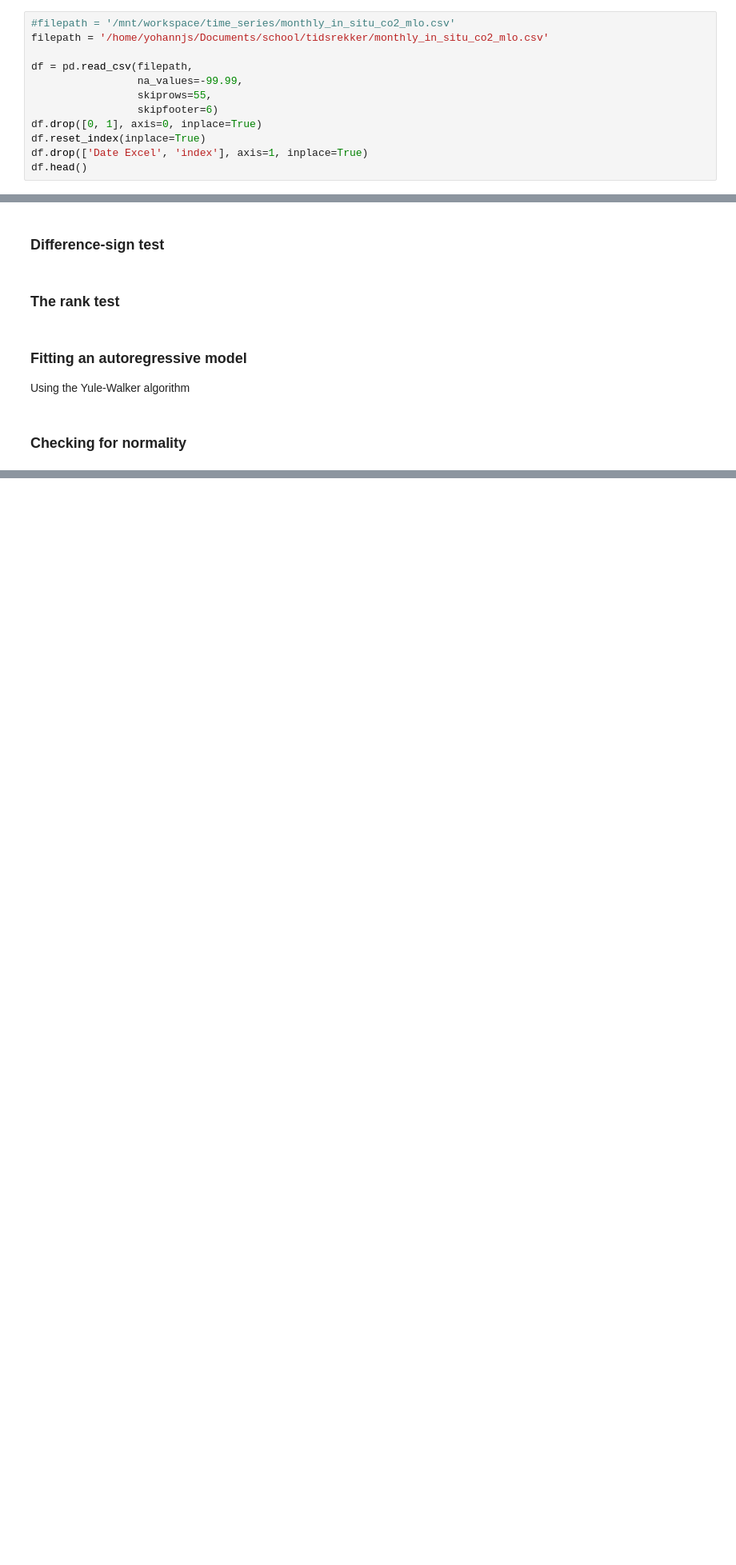
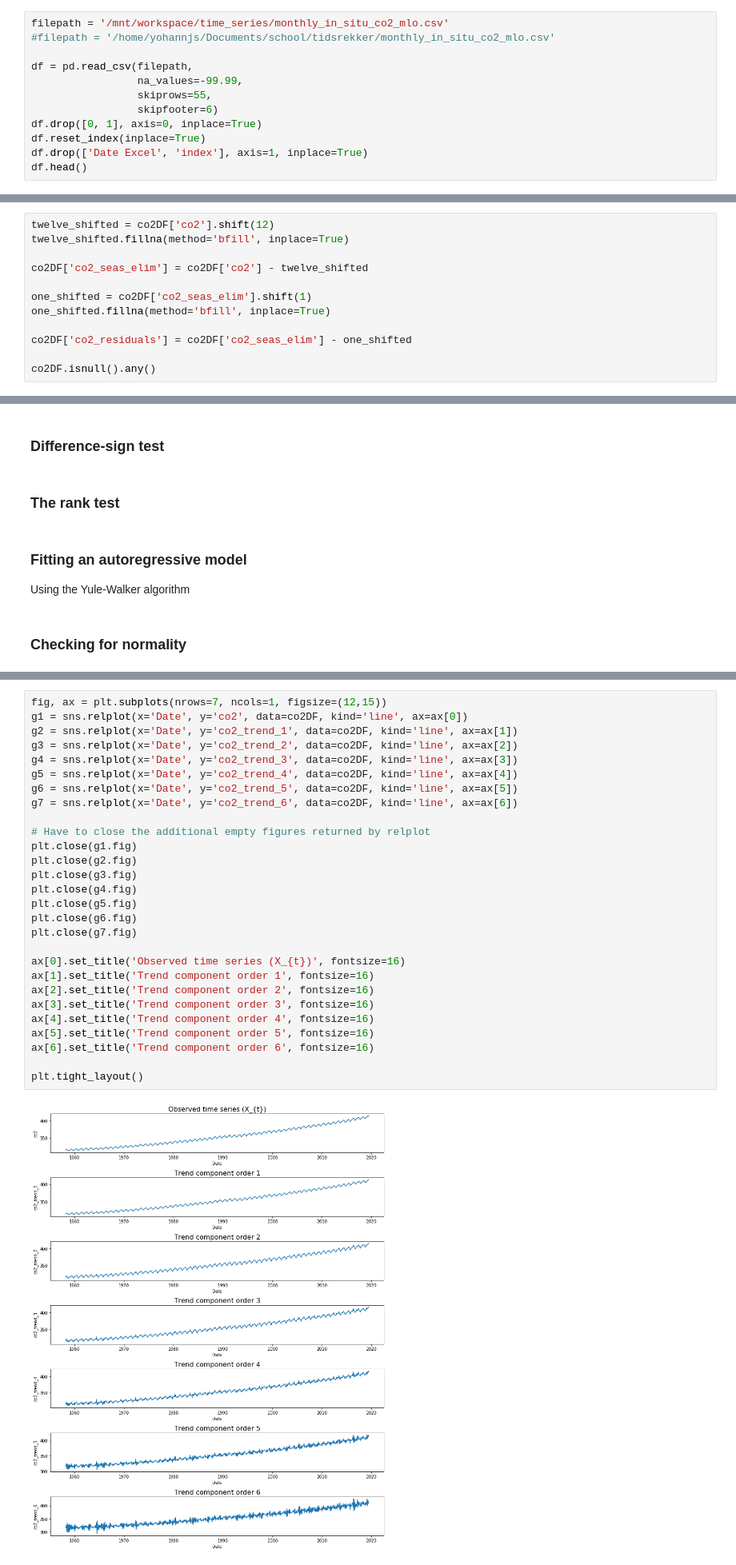
Before and after one commit to yohannjs/tidsrekker, a Jupyter notebook: yohann_exploration.ipynb, the cells around one changed output, grey strips where cells are left out. Shown at 80% size. Saved outputs shown, nothing was run; the diff lists cells and outputs as text; blank space fills up the shorter version.

Commit message:
add trend estimation

```diff
--- a/yohann_exploration.ipynb
+++ b/yohann_exploration.ipynb
@@ -62,8 +62,8 @@ from datetime import datetime
 * Remove first two values because the are empty, and we do not want to use backward filling.
 * Also drop column "Date Excel" as that is not of interest.
 # %%
-#filepath = '/mnt/workspace/time_series/monthly_in_situ_co2_mlo.csv'
-filepath = '/home/yohannjs/Documents/school/tidsrekker/monthly_in_situ_co2_mlo.csv'
+filepath = '/mnt/workspace/time_series/monthly_in_situ_co2_mlo.csv'
+#filepath = '/home/yohannjs/Documents/school/tidsrekker/monthly_in_situ_co2_mlo.csv'
 
 df = pd.read_csv(filepath,
                  na_values=-99.99,
@@ -164,0 +156,12 @@ dtype: bool
+# %%
+twelve_shifted = co2DF['co2'].shift(12)
+twelve_shifted.fillna(method='bfill', inplace=True)
+
+co2DF['co2_seas_elim'] = co2DF['co2'] - twelve_shifted
+
+one_shifted = co2DF['co2_seas_elim'].shift(1)
+one_shifted.fillna(method='bfill', inplace=True)
+
+co2DF['co2_residuals'] = co2DF['co2_seas_elim'] - one_shifted
+
+co2DF.isnull().any()
@@ -286,0 +394,30 @@ Using the Yule-Walker algorithm
+# %%
+fig, ax = plt.subplots(nrows=7, ncols=1, figsize=(12,15))
+g1 = sns.relplot(x='Date', y='co2', data=co2DF, kind='line', ax=ax[0])
+g2 = sns.relplot(x='Date', y='co2_trend_1', data=co2DF, kind='line', ax=ax[1])
+g3 = sns.relplot(x='Date', y='co2_trend_2', data=co2DF, kind='line', ax=ax[2])
+g4 = sns.relplot(x='Date', y='co2_trend_3', data=co2DF, kind='line', ax=ax[3])
+g5 = sns.relplot(x='Date', y='co2_trend_4', data=co2DF, kind='line', ax=ax[4])
+g6 = sns.relplot(x='Date', y='co2_trend_5', data=co2DF, kind='line', ax=ax[5])
+g7 = sns.relplot(x='Date', y='co2_trend_6', data=co2DF, kind='line', ax=ax[6])
+
+# Have to close the additional empty figures returned by relplot
+plt.close(g1.fig)
+plt.close(g2.fig)
+plt.close(g3.fig)
+plt.close(g4.fig)
+plt.close(g5.fig)
+plt.close(g6.fig)
+plt.close(g7.fig)
+
+ax[0].set_title('Observed time series (X_{t})', fontsize=16)
+ax[1].set_title('Trend component order 1', fontsize=16)
+ax[2].set_title('Trend component order 2', fontsize=16)
+ax[3].set_title('Trend component order 3', fontsize=16)
+ax[4].set_title('Trend component order 4', fontsize=16)
+ax[5].set_title('Trend component order 5', fontsize=16)
+ax[6].set_title('Trend component order 6', fontsize=16)
+
+plt.tight_layout()
+# %% [output]
+[figure, added]
```
Also changed, not shown: parts of 5 cells of this notebook.
